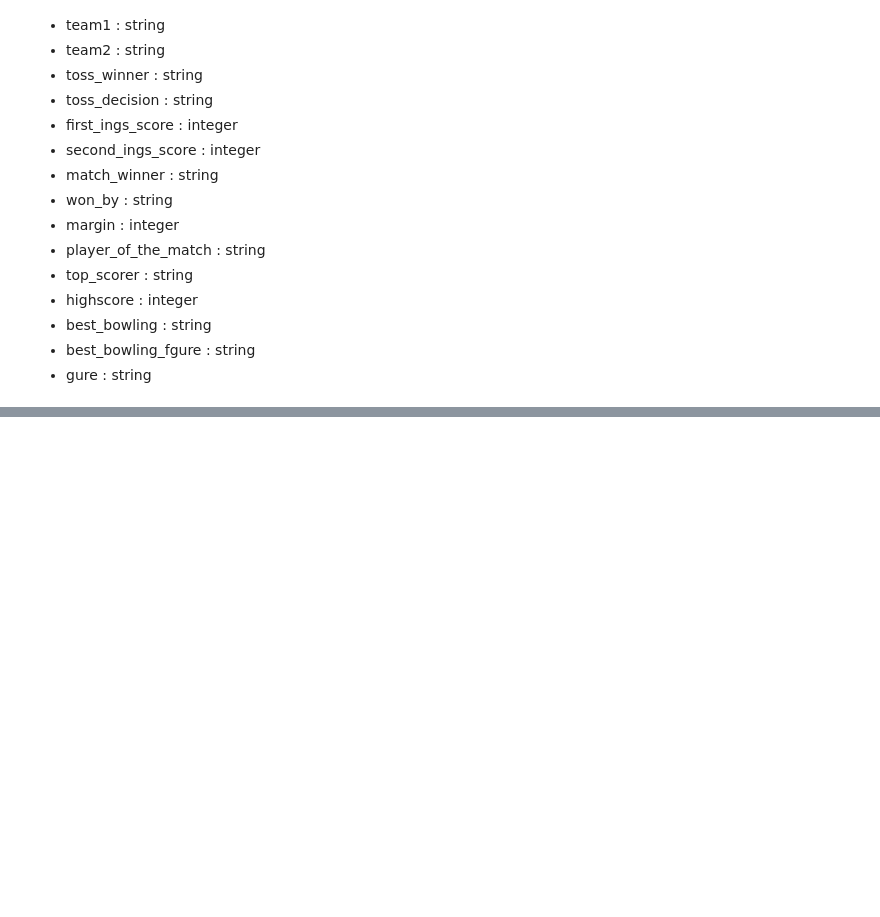
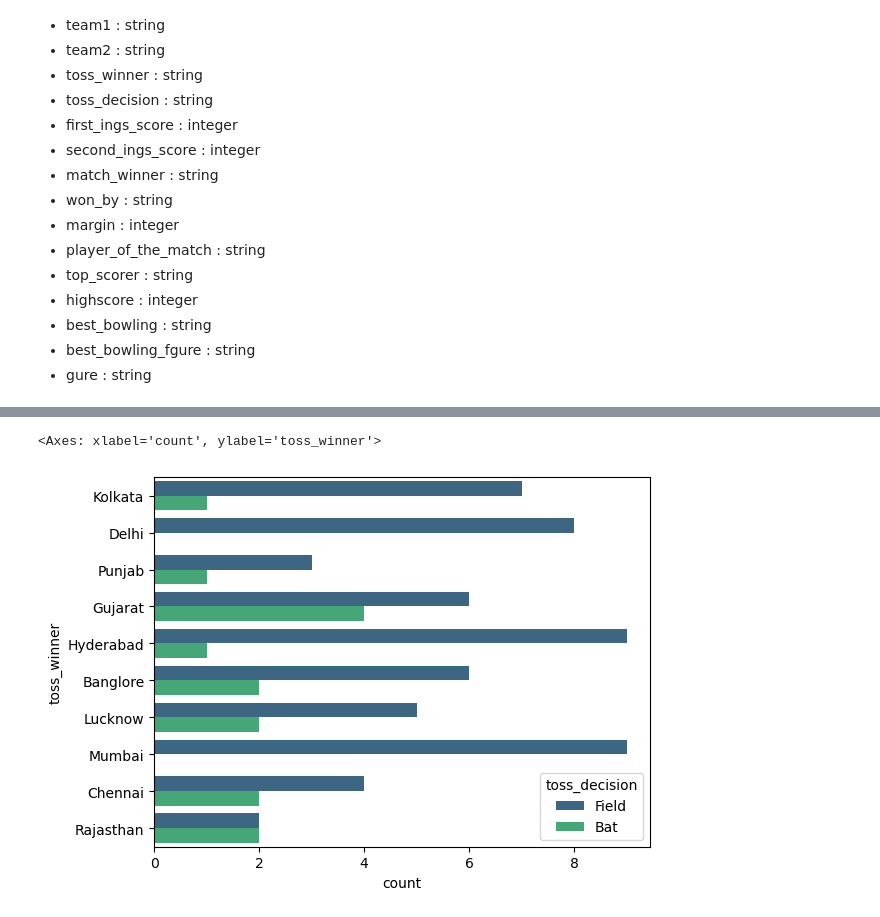
Before and after one commit to akshay-1896/LW-DS-15D, a Jupyter notebook: Data Visualization/IPL-Capstone-Project.ipynb, the cells around one changed output, grey strips where cells are left out. Drawn from its saved outputs; the diff is of its cells as text; code cells hidden in the pictures; blank space fills up the shorter version.

```diff
--- a/Data Visualization/IPL-Capstone-Project.ipynb
+++ b/Data Visualization/IPL-Capstone-Project.ipynb
@@ -27,0 +185,5 @@ column names: Variable Type
+# %%
+sns.countplot(y=df['toss_winner'],hue=df['toss_decision'],palette='viridis',color=df['match_winner'])
+# %% [output]
+<Axes: xlabel='count', ylabel='toss_winner'>
+[figure, added]
```
Also changed, not shown: parts of 48 cells of this notebook.
